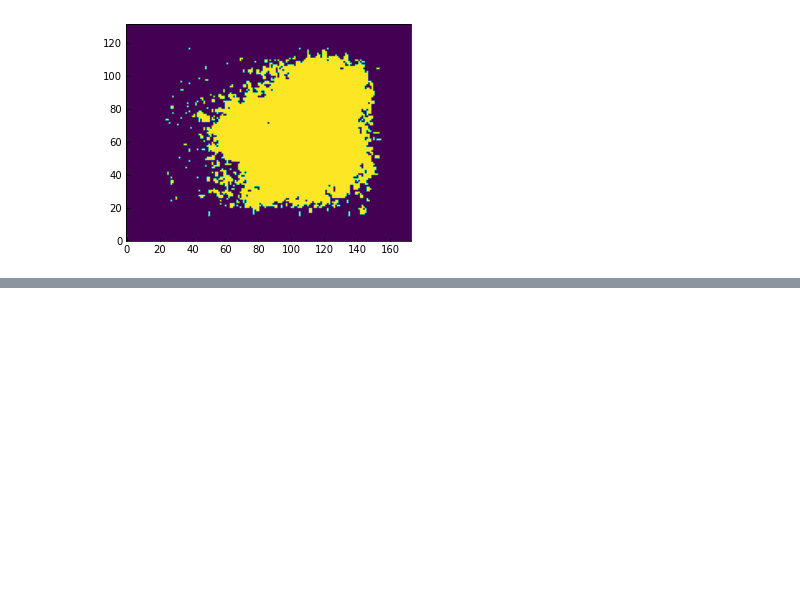
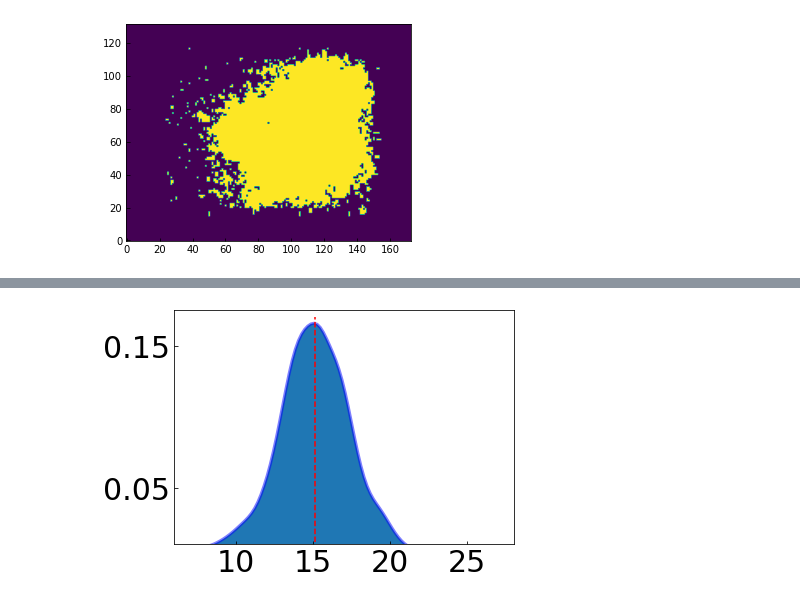
Before and after one commit to SpandanCh/H-MM1_extended_subsonic, a Jupyter notebook: make_figures.ipynb, the cells around one changed output, grey strips where cells are left out. Cells and saved outputs as stored; diff of their text form; code cells hidden in the pictures; blank space fills up the shorter version.

```diff
--- a/make_figures.ipynb
+++ b/make_figures.ipynb
@@ -964,0 +944,20 @@ plt.savefig(figs_dir + 'kde_distri_tk_broad.pdf')
+# %%
+fig, ax = plt.subplots()
+
+ax.plot(x_grid, pdf_tk_narrow_blue, color='blue', alpha=0.5, lw=3)
+ax.fill_between(x_grid, pdf_tk_narrow_blue)
+
+ax.vlines(np.nanmedian(tk_narrow_blue_repr), ymin=0, ymax=0.17, colors='r', linestyles='dashed')
+
+ax.set_ylim(0.01, 0.175)
+
+ax.set_yticks([0.05, 0.15])
+ax.set_xticks([10, 15, 20, 25])
+
+ax.tick_params(axis='both', which='major', labelsize=30)
+
+plt.tight_layout()
+
+fig.savefig(figs_dir + 'kde_distri_tk_narrow_blue.pdf')
+# %% [output]
+[figure, added]
```
Also changed, not shown: parts of 23 cells of this notebook, 3 other files.
